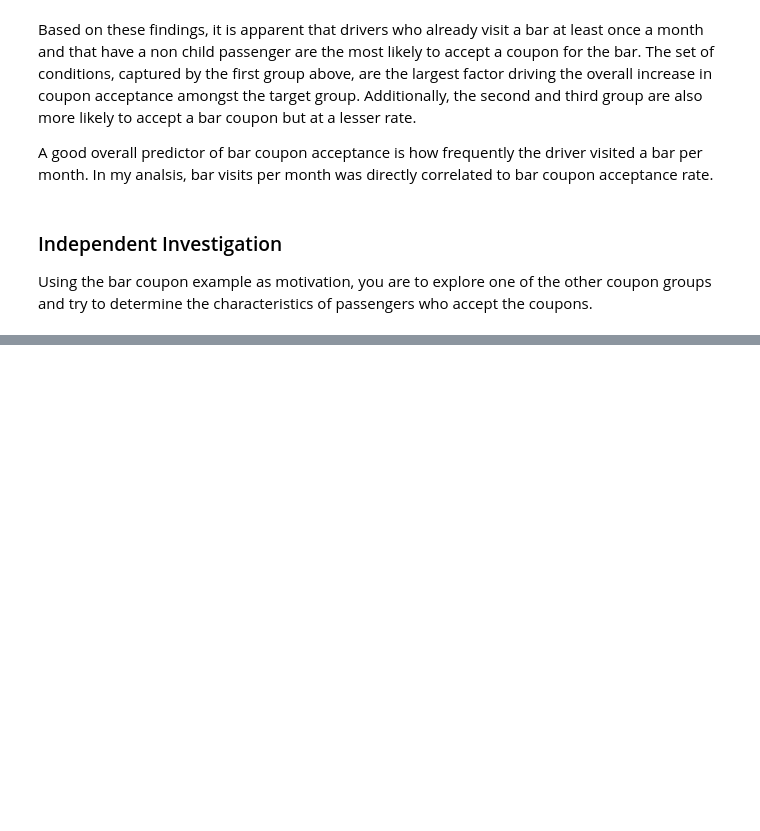
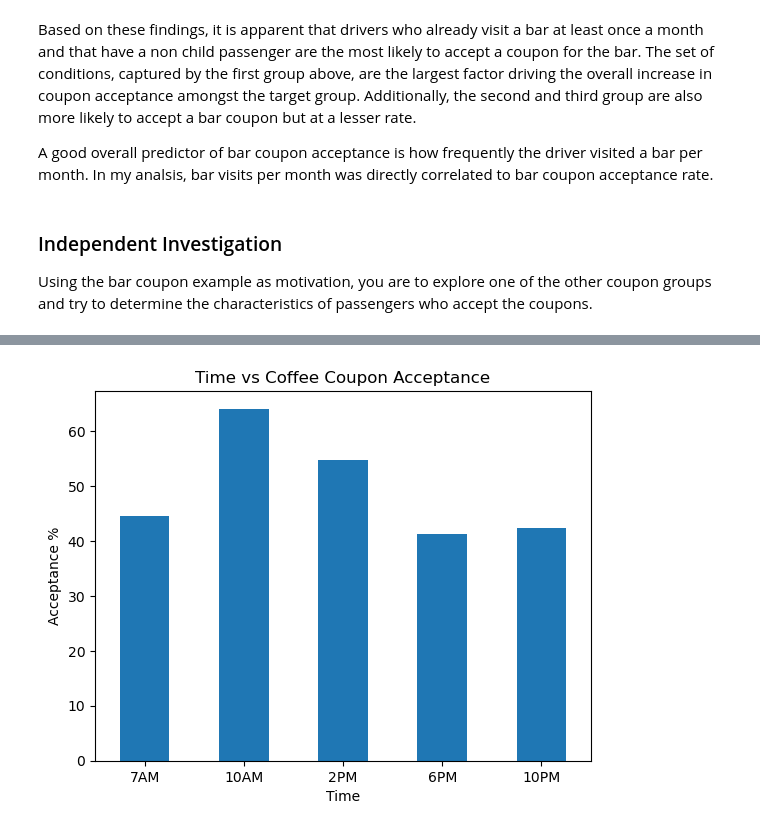
Before and after one commit to dro0o/berkeley-data-analysis, a Jupyter notebook: analysis.ipynb, the cells around one changed output, grey strips where cells are left out. Saved outputs shown, nothing was run; the diff lists cells and outputs as text; code cells hidden in the pictures; blank space fills up the shorter version.

```diff
--- a/analysis.ipynb
+++ b/analysis.ipynb
@@ -273,0 +308,10 @@ Using the bar coupon example as motivation, you are to explore one of the other
+# %%
+order = [ '7AM', '10AM', '2PM', '6PM', '10PM' ]
+coffee_data.groupby('time')['Y'].mean().mul(100).reindex(order).plot(kind='bar', rot=0)
+plt.title('Time vs Coffee Coupon Acceptance')
+plt.ylabel('Acceptance %')
+plt.xlabel('Time')
+plt.savefig('images/time_vs_coffee_coupon_acceptance.png', bbox_inches='tight')
+plt.show()
+# %% [output]
+[figure, added]
```
Also changed, not shown: parts of 12 cells of this notebook, 11 other files.
